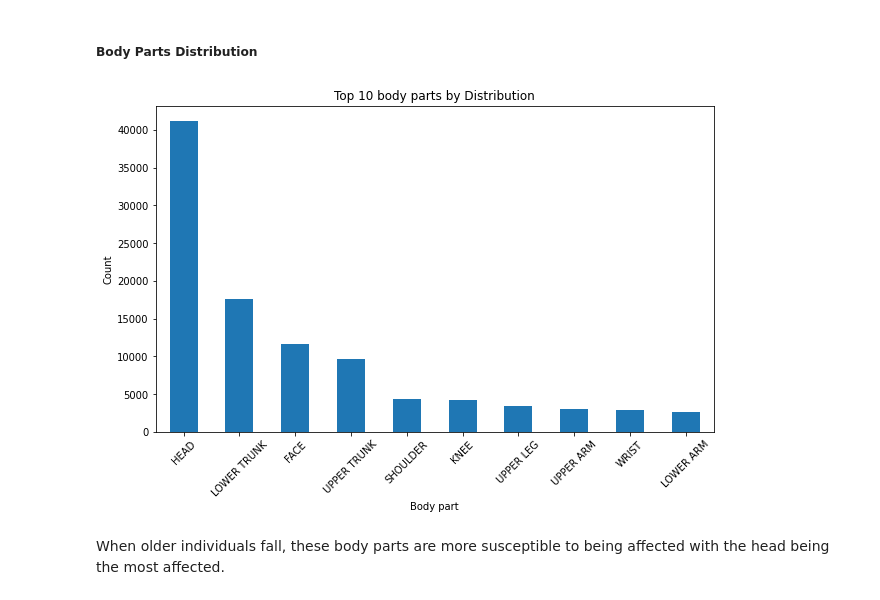
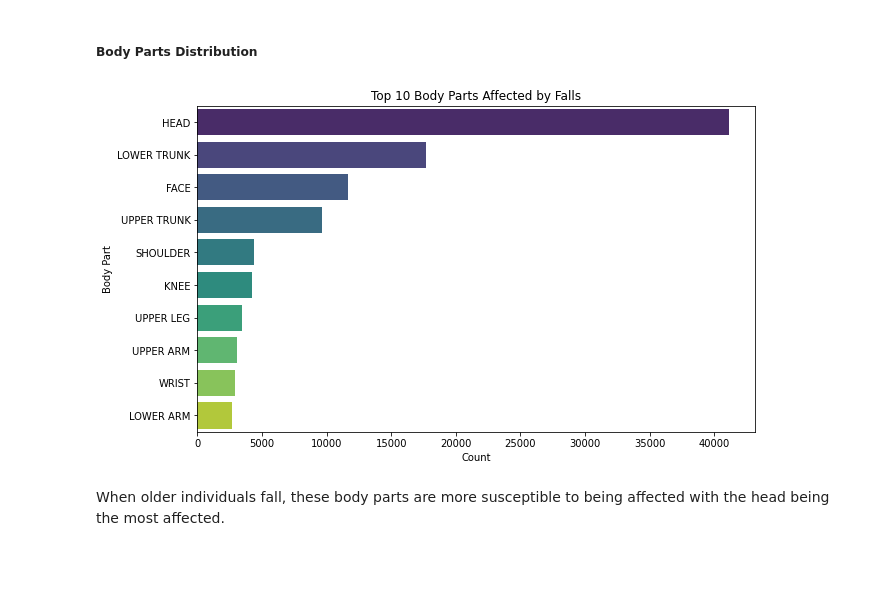
Before and after one commit to Queenvivy/CDC, a Jupyter notebook: CDC Adult Falls Edited.ipynb, the cells around one changed output. Drawn from its saved outputs; the diff is of its cells as text; code cells hidden in the pictures; blank space fills up the shorter version.

```diff
--- a/CDC Adult Falls Edited.ipynb
+++ b/CDC Adult Falls Edited.ipynb
@@ -429,22 +454,24 @@ plt.xticks(rotation=45);
 These are the top 10 most frequently occurring diagnosis in this dataset, revealing the primary health conditions experienced by older individuals when they fall; with fractures being the most occuring.
 # %% [markdown]
 ##### Body Parts Distribution
-# %%
-# Get the top 10 body parts affected by fall
-top_10_body_part = decoded_data['body_part'].value_counts().head(10)
-
-# Create a bar chart
-plt.figure(figsize=(10, 6))
-
-top_10_body_part.plot(kind='bar')
-
-plt.title('Top 10 body parts by Distribution')
-plt.xlabel('Body part')
-plt.ylabel('Count')
-
-plt.xticks(rotation=45);
-# %% [output]
-[figure, removed]
+# %%
+# Get the top 10 body parts affected by falls
+top_10_body_part = decoded_data['body_part'].value_counts().head(10)
+
+plt.figure(figsize=(10, 6))
+
+# Create a bar chart with vertical bars
+sns.barplot(x=top_10_body_part.values, y=top_10_body_part.index, palette='viridis')
+
+plt.title('Top 10 Body Parts Affected by Falls')
+plt.xlabel('Count')
+plt.ylabel('Body Part')
+
+plt.xticks(rotation=0)  # No rotation for better readability
+
+plt.show()
+# %% [output]
+[figure, added]
 # %% [markdown]
 When older individuals fall, these body parts are more susceptible to being affected with the head being the most affected.
 # %% [markdown]
```
Also changed, not shown: parts of 11 cells of this notebook.
